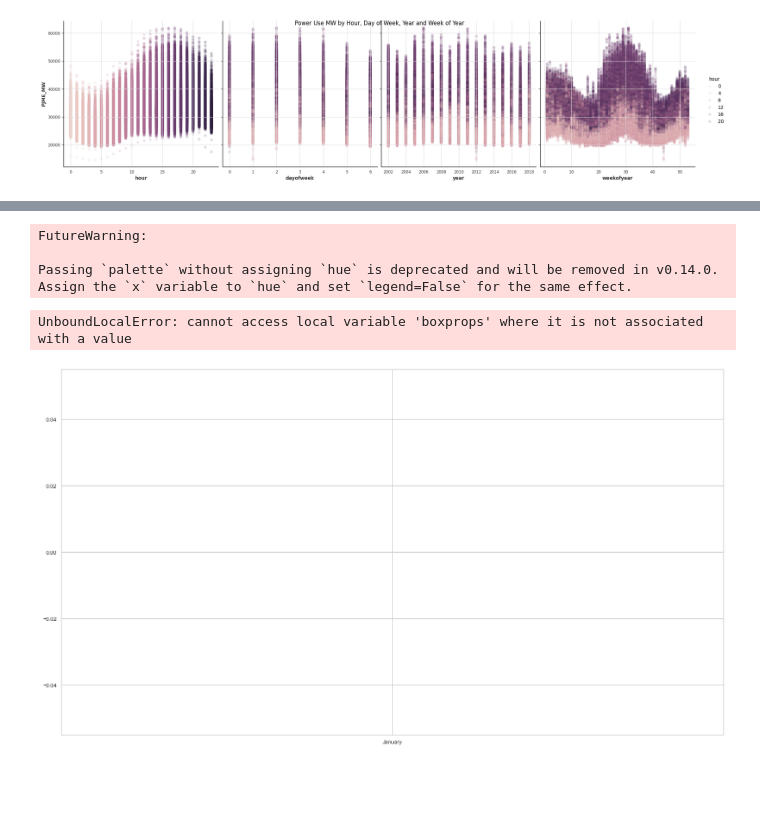
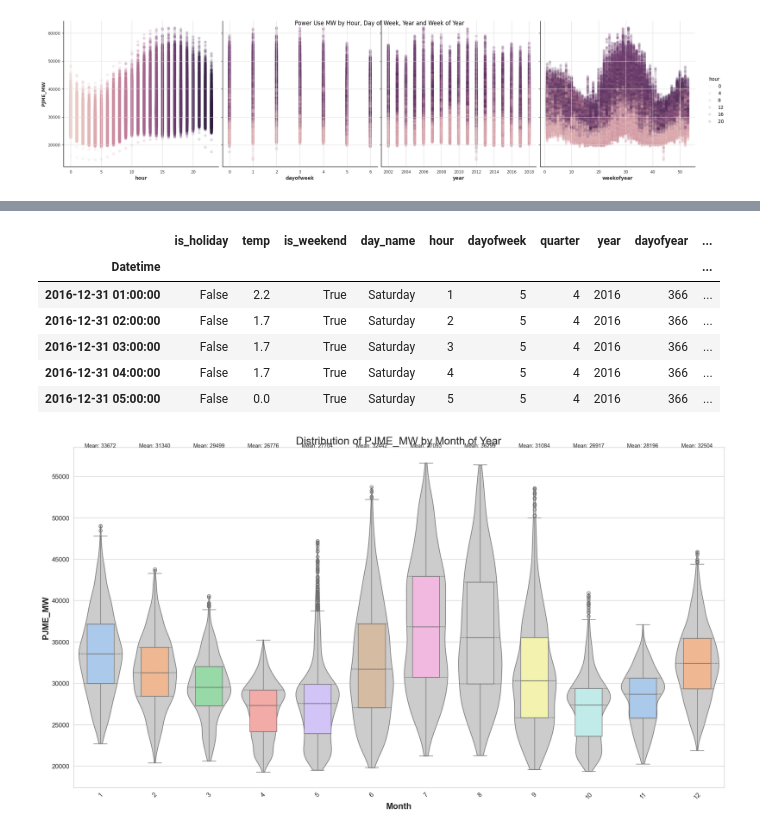
Before and after one commit to matt-lvk/energy_market_toymodel, a Jupyter notebook: energy_consumption/pjme.ipynb, the cells around one changed output, grey strips where cells are left out. Drawn from its saved outputs; the diff is of its cells as text; code cells hidden in the pictures; blank space fills up the shorter version.

```diff
--- a/energy_consumption/pjme.ipynb
+++ b/energy_consumption/pjme.ipynb
@@ -58,10 +62,11 @@ pjme_df = pjme_df.merge(temp_data[['temp']], left_index=True, right_index=True,
 pjme_df['is_weekend'] = pjme_df.index.dayofweek.isin([5, 6])
 pjme_df['day_name'] = pjme_df.index.day_name()
 
+
 def create_features(
                     df: pd.DataFrame,
                     label=None
-    ) -> pd.DataFrame | tuple[pd.DataFrame, pd.Series]:
+    ) -> pd.DataFrame:
     """
     Creates time series features from datetime index.
     """
@@ -70,11 +75,12 @@ def create_features(
     df['hour'] = df['date'].dt.hour
     df['dayofweek'] = df['date'].dt.dayofweek
     df['quarter'] = df['date'].dt.quarter
-    df['month'] = df['date'].dt.month
     df['year'] = df['date'].dt.year
     df['dayofyear'] = df['date'].dt.dayofyear
     df['dayofmonth'] = df['date'].dt.day
+    df['month'] = df['date'].dt.month
     df['weekofyear'] = df['date'].dt.isocalendar().week
+    df.drop('date', axis=1, inplace=True)
 
     col = df.columns.tolist()
 
@@ -110,3 +108,13 @@ pjme_test = features_and_target.loc[features_and_target.index > split_date].copy
+# %%
+def ts_train_test_split(df: pd.DataFrame | TimeSeries, split_date: datetime
+    )-> tuple[pd.DataFrame, pd.DataFrame]:
+    split_date = datetime(2016, 1, 1)
+    train = df.loc[df.index <= split_date].copy()
+    test = df.loc[df.index > split_date].copy()
+    return train, test
+
+split_date = datetime(2016, 1, 1)
+pjme_train, pjme_test = ts_train_test_split(features_and_target, split_date)
 # %%
 # Create a custom order for days of the week
 day_order = ['Monday', 'Tuesday', 'Wednesday', 'Thursday', 'Friday', 'Saturday', 'Sunday']
@@ -169,43 +153,48 @@ pjme_test[['month','PJME_MW']]
+# %%
+pjme_test.head()
+# %% [output]
+|  | is_holiday | temp | is_weekend | day_name | hour | dayofweek | quarter | year | dayofyear | ... |
+| Datetime |  |  |  |  |  |  |  |  |  | ... |
+| 2016-12-31 01:00:00 | False | 2.2 | True | Saturday | 1 | 5 | 4 | 2016 | 366 | ... |
+| 2016-12-31 02:00:00 | False | 1.7 | True | Saturday | 2 | 5 | 4 | 2016 | 366 | ... |
+| 2016-12-31 03:00:00 | False | 1.7 | True | Saturday | 3 | 5 | 4 | 2016 | 366 | ... |
+| 2016-12-31 04:00:00 | False | 1.7 | True | Saturday | 4 | 5 | 4 | 2016 | 366 | ... |
+| 2016-12-31 05:00:00 | False | 0.0 | True | Saturday | 5 | 5 | 4 | 2016 | 366 | ... |
 # %%
 # Create a custom order for months of the year
-month_order = ['January', 'February', 'March', 'April', 'May', 'June',
-            'July', 'August', 'September', 'October', 'November', 'December']
+month_order = [i for i in range(1, 13)]
 
 # Set the style and figure size
 sns.set_style("whitegrid")
 plt.figure(figsize=(18, 10))
 
 # Create the box plot
 sns.boxplot(x='month', y='PJME_MW', data=pjme_test, order=month_order,
             palette='pastel', width=0.5)
 
 # Create the violin plot
 sns.violinplot(x='month', y='PJME_MW', data=pjme_test, order=month_order,
             scale='width', inner='quartile', cut=0, color=".8")
 
 # Customize the plot
 plt.title('Distribution of PJME_MW by Month of Year', fontsize=20)
 plt.xlabel('Month', fontsize=16)
 plt.ylabel('PJME_MW', fontsize=16)
 plt.xticks(rotation=45, fontsize=12)
 plt.yticks(fontsize=12)
 
 # Add some statistics
 for i, month in enumerate(month_order):
-    month_data = pjme_df[pjme_df['month'] == month]['PJME_MW']
+    month_data = pjme_test[pjme_test['month'] == month]['PJME_MW']
     mean = month_data.mean()
     plt.text(i, plt.ylim()[1], f'Mean: {mean:.0f}',
             horizontalalignment='center', fontsize=10)
 
 # Show the plot
 plt.tight_layout()
 plt.show()
 # %% [output]
-FutureWarning:
-
-Passing `palette` without assigning `hue` is deprecated and will be removed in v0.14.0. Assign the `x` variable to `hue` and set `legend=False` for the same effect.
-UnboundLocalError: cannot access local variable 'boxprops' where it is not associated with a value
-[figure, old version]
+[figure, new version]
 # %%
 
 # Create the plot
```
Also changed, not shown: parts of 25 cells of this notebook, 1 other file.
